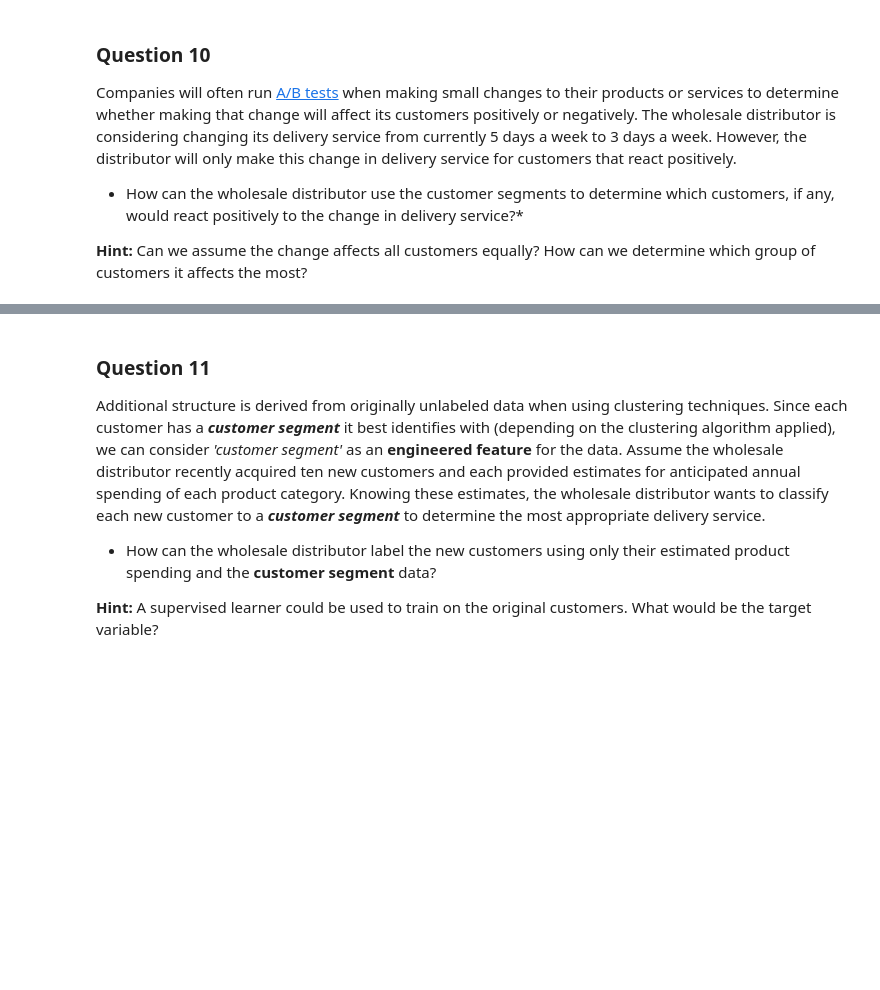
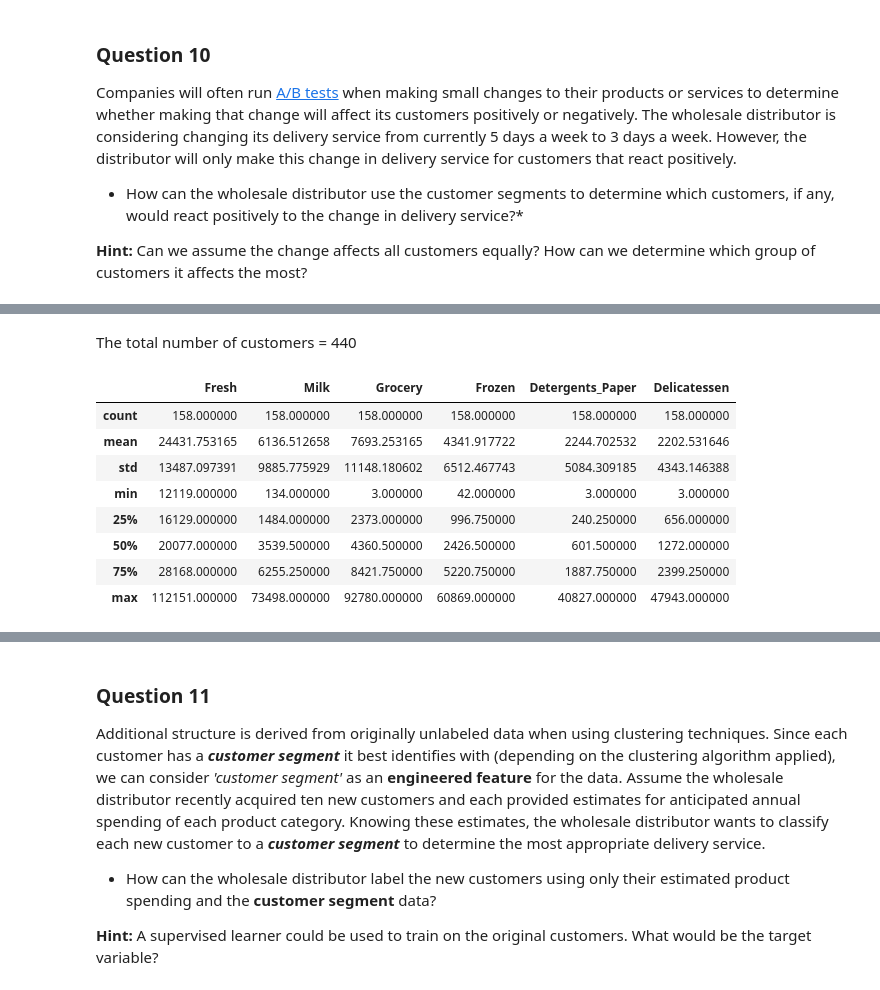
Before and after one commit to akhi2908/customer_segments, a Jupyter notebook: customer_segments.ipynb, the cells around one changed output, grey strips where cells are left out. Cells and saved outputs as stored; diff of their text form; code cells hidden in the pictures; blank space fills up the shorter version.

```diff
--- a/customer_segments.ipynb
+++ b/customer_segments.ipynb
@@ -629,0 +653,14 @@ Customers which depend on fresh food daily may react negatively to this change.
+# %% [markdown]
+The total number of customers = 440
+# %%
+display(data[data.Fresh> 12000].describe())
+# %% [output]
+|  | Fresh | Milk | Grocery | Frozen | Detergents_Paper | Delicatessen |
+| count | 158.000000 | 158.000000 | 158.000000 | 158.000000 | 158.000000 | 158.000000 |
+| mean | 24431.753165 | 6136.512658 | 7693.253165 | 4341.917722 | 2244.702532 | 2202.531646 |
+| std | 13487.097391 | 9885.775929 | 11148.180602 | 6512.467743 | 5084.309185 | 4343.146388 |
+| min | 12119.000000 | 134.000000 | 3.000000 | 42.000000 | 3.000000 | 3.000000 |
+| 25% | 16129.000000 | 1484.000000 | 2373.000000 | 996.750000 | 240.250000 | 656.000000 |
+| 50% | 20077.000000 | 3539.500000 | 4360.500000 | 2426.500000 | 601.500000 | 1272.000000 |
+| 75% | 28168.000000 | 6255.250000 | 8421.750000 | 5220.750000 | 1887.750000 | 2399.250000 |
+| max | 112151.000000 | 73498.000000 | 92780.000000 | 60869.000000 | 40827.000000 | 47943.000000 |
```
Also changed, not shown: parts of 8 cells of this notebook, 1 other file.
